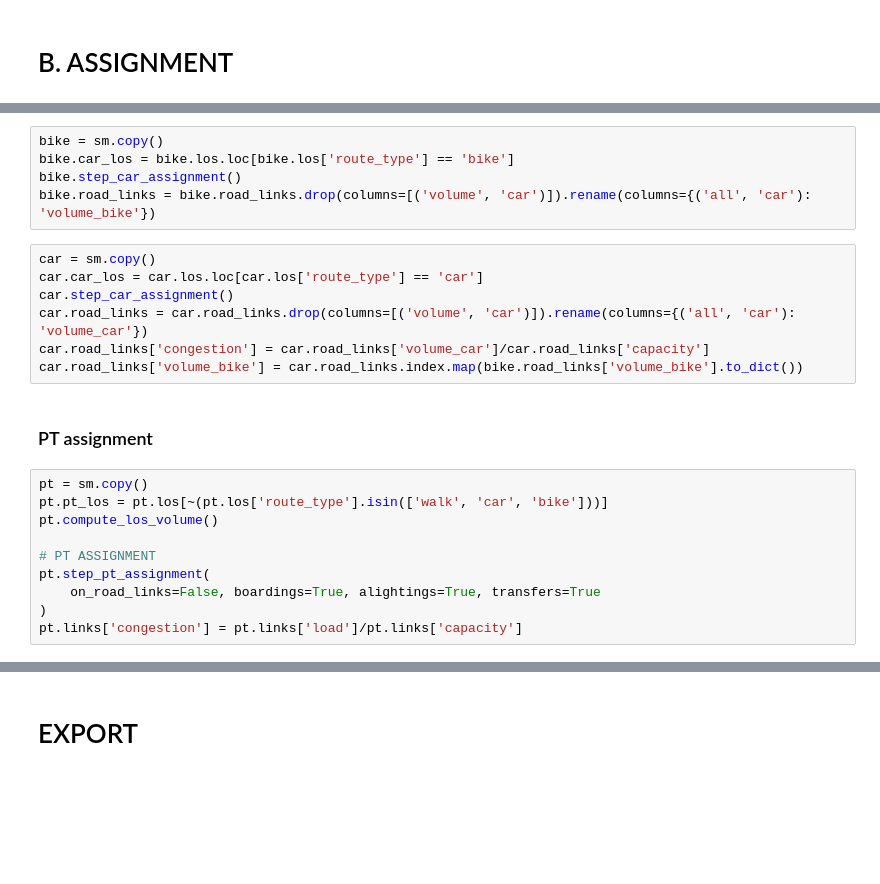
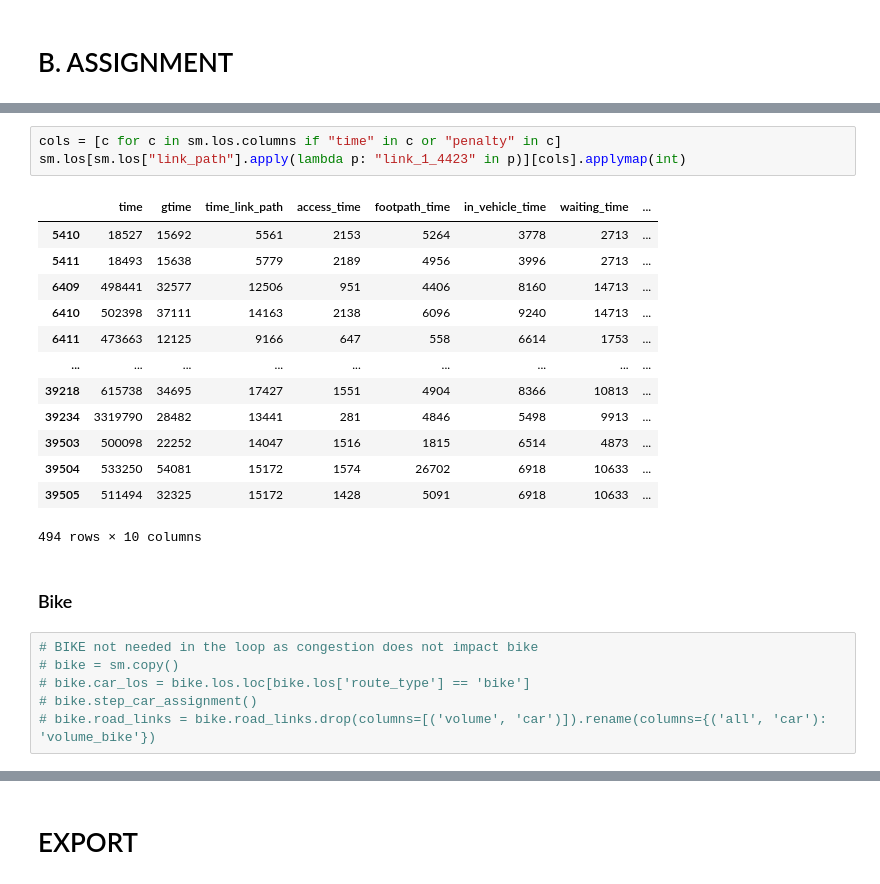
Before and after one commit to systragroup/quetzal_must-b, a Jupyter notebook: notebooks/2_model/A30_modal_split_assignment.ipynb, the cells around one changed output, grey strips where cells are left out. Drawn from its saved outputs; the diff is of its cells as text; blank space fills up the shorter version.

Commit message:
WIP loop

```diff
--- a/notebooks/2_model/A30_modal_split_assignment.ipynb
+++ b/notebooks/2_model/A30_modal_split_assignment.ipynb
@@ -215,24 +550,25 @@ sm.step_logit()
+# %%
+cols = [c for c in sm.los.columns if "time" in c or "penalty" in c]
+sm.los[sm.los["link_path"].apply(lambda p: "link_1_4423" in p)][cols].applymap(int)
+# %% [output]
+|  | time | gtime | time_link_path | access_time | footpath_time | in_vehicle_time | waiting_time | ... |
+| 5410 | 18527 | 15692 | 5561 | 2153 | 5264 | 3778 | 2713 | ... |
+| 5411 | 18493 | 15638 | 5779 | 2189 | 4956 | 3996 | 2713 | ... |
+| 6409 | 498441 | 32577 | 12506 | 951 | 4406 | 8160 | 14713 | ... |
+| 6410 | 502398 | 37111 | 14163 | 2138 | 6096 | 9240 | 14713 | ... |
+| 6411 | 473663 | 12125 | 9166 | 647 | 558 | 6614 | 1753 | ... |
+| ... | ... | ... | ... | ... | ... | ... | ... | ... |
+| 39218 | 615738 | 34695 | 17427 | 1551 | 4904 | 8366 | 10813 | ... |
+| 39234 | 3319790 | 28482 | 13441 | 281 | 4846 | 5498 | 9913 | ... |
+| 39503 | 500098 | 22252 | 14047 | 1516 | 1815 | 6514 | 4873 | ... |
+| 39504 | 533250 | 54081 | 15172 | 1574 | 26702 | 6918 | 10633 | ... |
+| 39505 | 511494 | 32325 | 15172 | 1428 | 5091 | 6918 | 10633 | ... |
+494 rows × 10 columns
+# %% [markdown]
+### Bike
 # %%
-bike = sm.copy()
-bike.car_los = bike.los.loc[bike.los['route_type'] == 'bike']
-bike.step_car_assignment()
-bike.road_links = bike.road_links.drop(columns=[('volume', 'car')]).rename(columns={('all', 'car'): 'volume_bike'})
+# BIKE not needed in the loop as congestion does not impact bike
+# bike = sm.copy()
+# bike.car_los = bike.los.loc[bike.los['route_type'] == 'bike']
+# bike.step_car_assignment()
+# bike.road_links = bike.road_links.drop(columns=[('volume', 'car')]).rename(columns={('all', 'car'): 'volume_bike'})
-# %%
-car = sm.copy()
-car.car_los = car.los.loc[car.los['route_type'] == 'car']
-car.step_car_assignment()
-car.road_links = car.road_links.drop(columns=[('volume', 'car')]).rename(columns={('all', 'car'): 'volume_car'})
-car.road_links['congestion'] = car.road_links['volume_car']/car.road_links['capacity']
-car.road_links['volume_bike'] = car.road_links.index.map(bike.road_links['volume_bike'].to_dict())
-# %% [markdown]
-### PT assignment
-# %%
-pt = sm.copy()
-pt.pt_los = pt.los[~(pt.los['route_type'].isin(['walk', 'car', 'bike']))]
-pt.compute_los_volume()
-
-# PT ASSIGNMENT
-pt.step_pt_assignment(
-    on_road_links=False, boardings=True, alightings=True, transfers=True
-)
-pt.links['congestion'] = pt.links['load']/pt.links['capacity']
```
Also changed, not shown: parts of 24 cells of this notebook.
